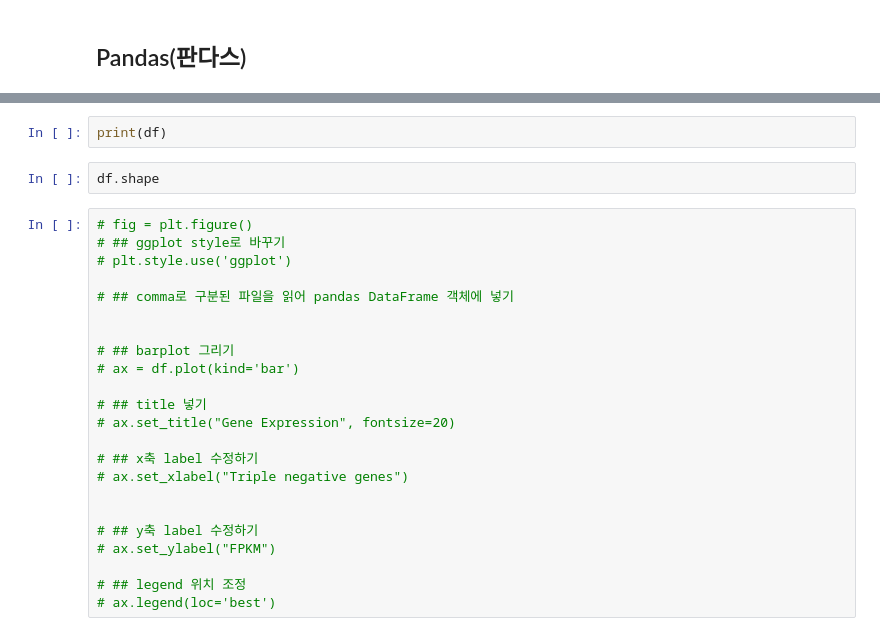
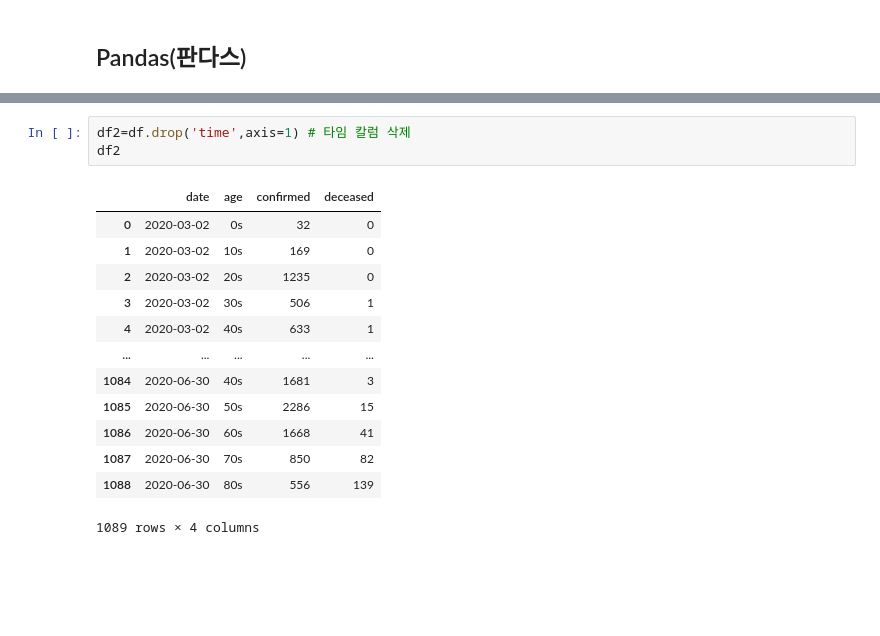
Before and after one commit to zoohoney/Python-Doing, a Jupyter notebook: CORONA-infographic.ipynb, the cells around one changed output, grey strips where cells are left out. Saved outputs shown, nothing was run; the diff lists cells and outputs as text; blank space fills up the shorter version.

```diff
--- a/CORONA-infographic.ipynb
+++ b/CORONA-infographic.ipynb
@@ -238,27 +183,17 @@ df.head()
-# %%
-print(df)
-# %%
-df.shape
-# %%
-# fig = plt.figure()
-# ## ggplot style로 바꾸기
-# plt.style.use('ggplot')
-
-# ## comma로 구분된 파일을 읽어 pandas DataFrame 객체에 넣기
-
-
-# ## barplot 그리기
-# ax = df.plot(kind='bar')
-
-# ## title 넣기
-# ax.set_title("Gene Expression", fontsize=20)
-
-# ## x축 label 수정하기
-# ax.set_xlabel("Triple negative genes")
-
-
-# ## y축 label 수정하기
-# ax.set_ylabel("FPKM")
-
-# ## legend 위치 조정
-# ax.legend(loc='best')
+# %%
+df2=df.drop('time',axis=1) # 타임 칼럼 삭제
+df2
+# %% [output]
+|  | date | age | confirmed | deceased |
+| 0 | 2020-03-02 | 0s | 32 | 0 |
+| 1 | 2020-03-02 | 10s | 169 | 0 |
+| 2 | 2020-03-02 | 20s | 1235 | 0 |
+| 3 | 2020-03-02 | 30s | 506 | 1 |
+| 4 | 2020-03-02 | 40s | 633 | 1 |
+| ... | ... | ... | ... | ... |
+| 1084 | 2020-06-30 | 40s | 1681 | 3 |
+| 1085 | 2020-06-30 | 50s | 2286 | 15 |
+| 1086 | 2020-06-30 | 60s | 1668 | 41 |
+| 1087 | 2020-06-30 | 70s | 850 | 82 |
+| 1088 | 2020-06-30 | 80s | 556 | 139 |
+1089 rows × 4 columns
```
Also changed, not shown: parts of 31 cells of this notebook.
